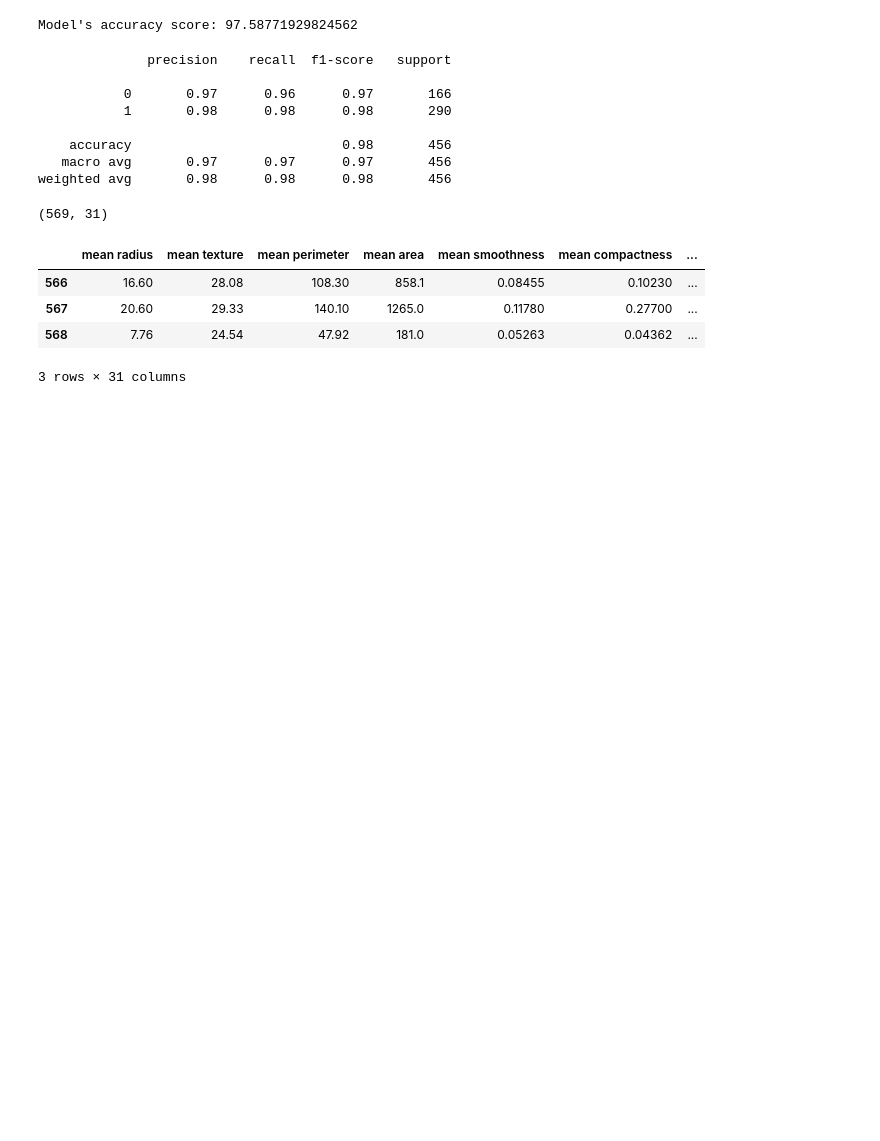
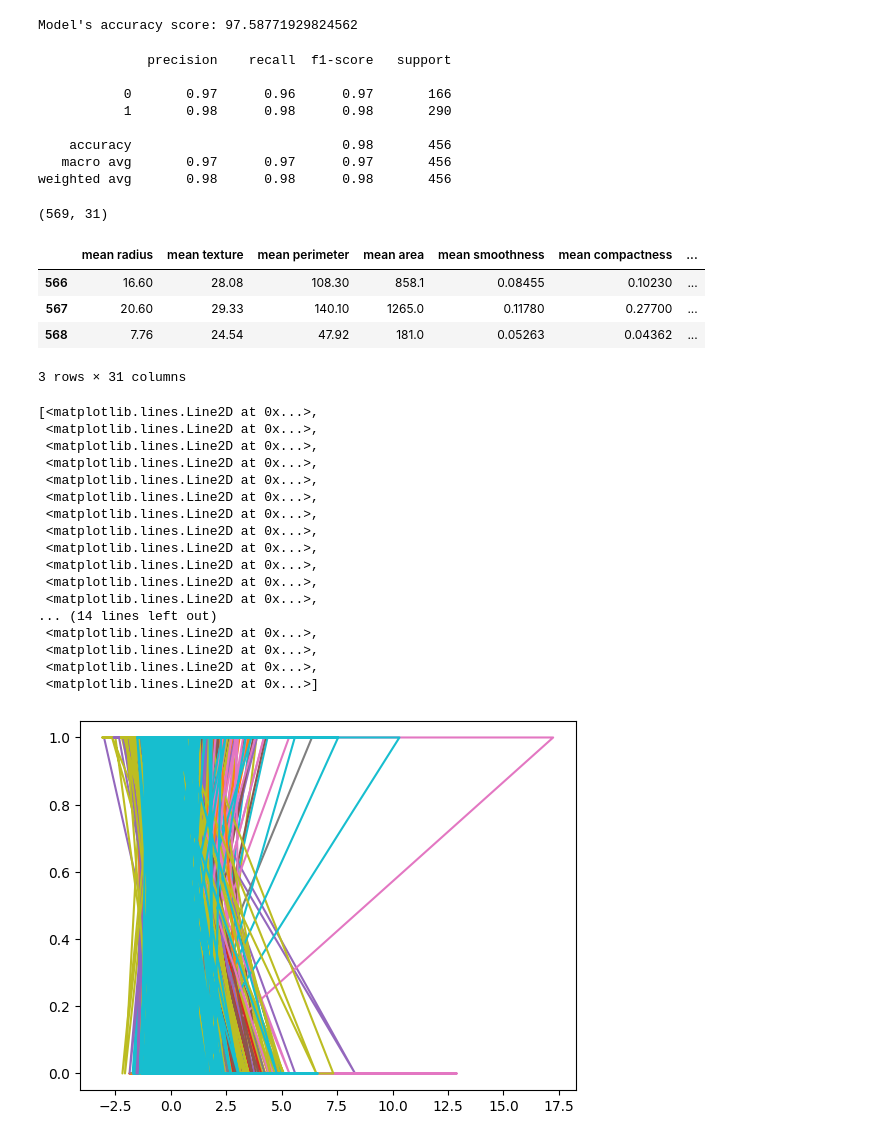
Before and after one commit to xors11/ML_journey, a Jupyter notebook: multiple_logistic_regression.ipynb, the cells around one changed output. Drawn from its saved outputs; the diff is of its cells as text; code cells hidden in the pictures; blank space fills up the shorter version.

```diff
--- a/multiple_logistic_regression.ipynb
+++ b/multiple_logistic_regression.ipynb
@@ -91,3 +91,24 @@ df.tail(3)
 | 567 | 20.60 | 29.33 | 140.10 | 1265.0 | 0.11780 | 0.27700 | ... |
 | 568 | 7.76 | 24.54 | 47.92 | 181.0 | 0.05263 | 0.04362 | ... |
 3 rows × 31 columns
+# %%
+plt.plot(X_test,y_pred)
+# %% [output]
+[<matplotlib.lines.Line2D at 0x...>,
+ <matplotlib.lines.Line2D at 0x...>,
+ <matplotlib.lines.Line2D at 0x...>,
+ <matplotlib.lines.Line2D at 0x...>,
+ <matplotlib.lines.Line2D at 0x...>,
+ <matplotlib.lines.Line2D at 0x...>,
+ <matplotlib.lines.Line2D at 0x...>,
+ <matplotlib.lines.Line2D at 0x...>,
+ <matplotlib.lines.Line2D at 0x...>,
+ <matplotlib.lines.Line2D at 0x...>,
+ <matplotlib.lines.Line2D at 0x...>,
+ <matplotlib.lines.Line2D at 0x...>,
+... (14 lines left out)
+ <matplotlib.lines.Line2D at 0x...>,
+ <matplotlib.lines.Line2D at 0x...>,
+ <matplotlib.lines.Line2D at 0x...>,
+ <matplotlib.lines.Line2D at 0x...>]
+[figure, added]
```
Also changed, not shown: 2 other files.
